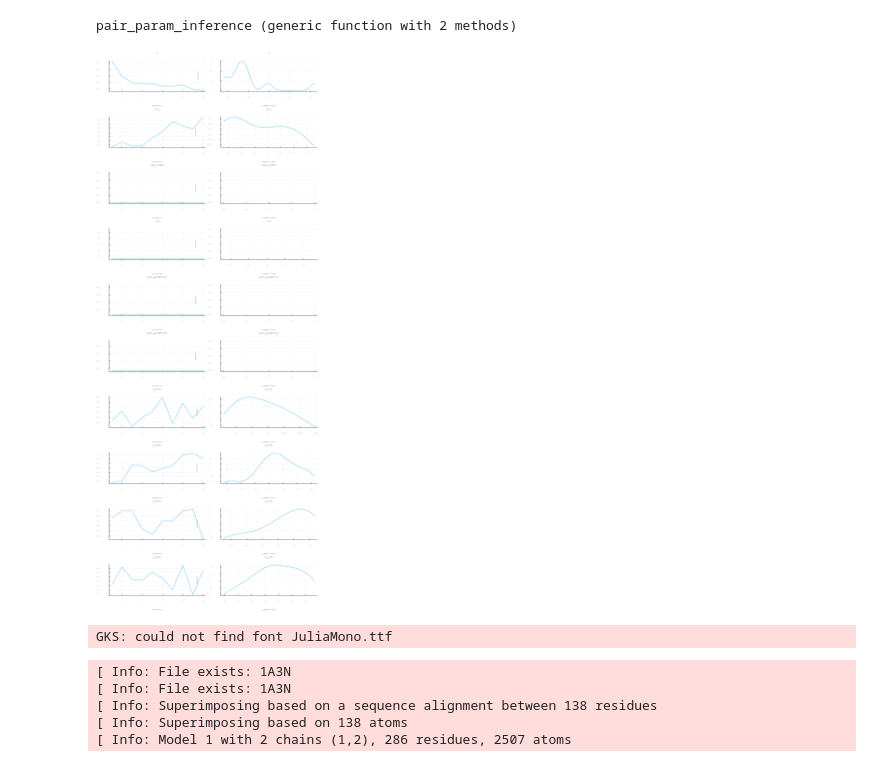
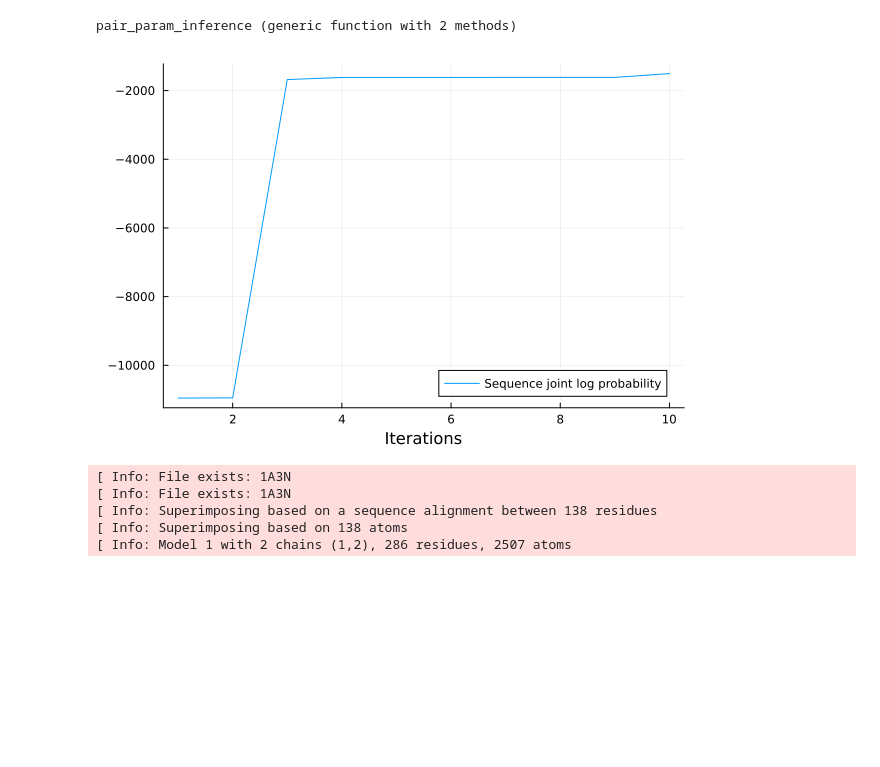
Before and after one commit to FhizZx/TorusEvol, a Jupyter notebook: PairEvol.ipynb, the cells around one changed output. Cells and saved outputs as stored; diff of their text form; code cells hidden in the pictures; blank space fills up the shorter version.

```diff
--- a/PairEvol.ipynb
+++ b/PairEvol.ipynb
@@ -3,6 +3,7 @@
 # %%
 using TorusEvol
 using Distributions
+using TimerOutputs
 
 chainX = from_pdb("1A3N", "A")
 chainY = from_pdb("1MBN", "A")
@@ -15,19 +16,21 @@ Yt = slice(Y, 2:num_sites(Y)-1, [1])
 data(X)[2][isnan.(data(X)[2])] .= 0.0
 data(Y)[2][isnan.(data(Y)[2])] .= 0.0
 
-my_diff = jumping(WrappedDiffusion(0.5, -1.0, 2.0, 2.0, 1.0, 1.0, 0.1), 1.0)
-my_diff2 = jumping(WrappedDiffusion(3.5, 2.0, 2.0, 2.0, 1.0, 1.0, 0.1), 10.0)
+my_diff = jumping(WrappedDiffusion(-1.0, -0.8, 0.1, 0.1, 1.0, 1.0, 0.2), 10.0)
+my_diff2 = jumping(WrappedDiffusion(-1.0, -0.8, 2.0, 2.0, 1.0, 1.0, 0.1), 10.0)
 
 w = WAG_SubstitutionProcess
 processes = [w w; my_diff my_diff2]
 weights = [0.8, 0.2]
 ξ = MixtureProductProcess(weights, processes)
 
-t = 0.001
-λ = 1.05; μ = 120.07; r = 0.2
+t = 1.58
+λ = 0.03; μ = 0.032; r = 0.3
 align_model = TKF92([t], λ, μ, r)
 pair_hmm = PairDataHMM(align_model, num_sites(X), num_sites(Y))
-fulllogpdf(ξ, t, X, Y)
+@timeit to "pairhmm" e = fulllogpdf(ξ, t, X, Y)
+@timeit to "pairhmm truly" logpdf(pair_hmm, e)
+print(to)
 # %% [output]
 [ Info: Precompiling TorusEvol [4b860a26-b3bc-4b38-a9ed-83c1dc5d19b0]
 [ Info: File exists: 1A3N
@@ -117,14 +111,9 @@ using TorusEvol
 using StatsPlots
 
 model = pair_param_inference(X, Y)
-alg = Gibbs(HMC(0.03, 5, :t), HMC(0.03, 5, :λ_a), HMC(0.03, 5, :μ_𝜙), HMC(0.1, 5, :μ_𝜓),
-            HMC(0.03, 5, :r_a), HMC(0.03, 5, :seq_length), HMC(0.03, 5, :proc_weights))
-algmh = Gibbs(MH(:μ_𝜙), MH(:μ_𝜓))
-numsamples = 2
+alg = Gibbs(HMC(0.1, 5, :t), HMC(0.03, 5, :λ_a), HMC(0.03, 5, :μ_𝜙), HMC(0.1, 5, :μ_𝜓),
+            HMC(0.03, 5, :r_a), MH(:σ_𝜙), MH(:σ_𝜓))
+algmh = Gibbs(MH(:t), MH(:λ_a), MH(:μ_𝜙), MH(:μ_𝜓), MH(:r_a), MH(:σ_𝜙), MH(:σ_𝜓))
+numsamples = 20
 
-ch = sample(model, alg, numsamples)
+ch = sample(model, algmh, numsamples)
-# %%
-plot(ch, fontfamily="JuliaMono")
-# %% [output]
-[figure, removed]
-GKS: could not find font JuliaMono.ttf
@@ -131,3 +123,8 @@ GKS: could not find font JuliaMono.ttf
+# %%
+p = plot(get(ch, :lp).lp, xlabel="Iterations", label="Sequence joint log probability")
+#savefig(p, "images/pairinferlp2mh.svg")
+# %% [output]
+[figure, added]
 # %%
 # %% [output]
 [ Info: File exists: 1A3N
```
Also changed, not shown: parts of 3 cells of this notebook, 6 other files.
